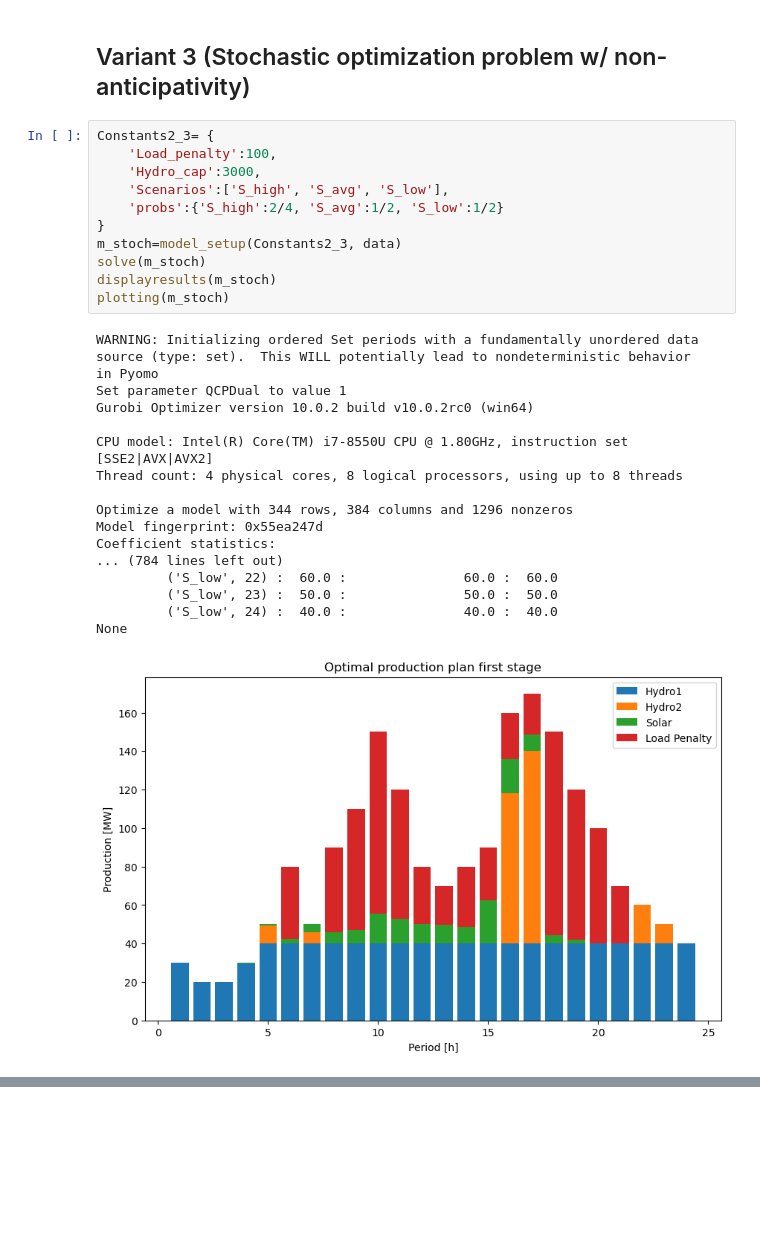
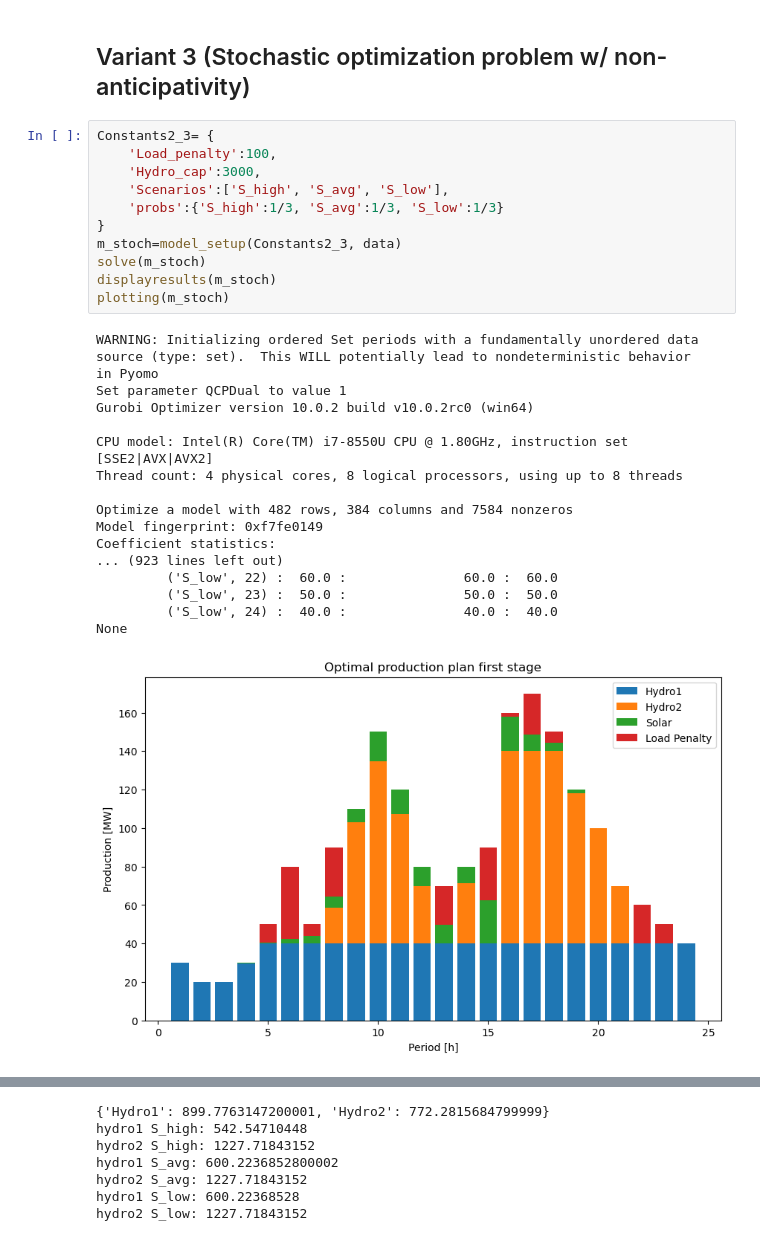
Before and after one commit to BenjaminTro/Hydro_optimization, a Jupyter notebook: Two_stage_final.ipynb, the cells around one changed output, grey strips where cells are left out. Cells and saved outputs as stored; diff of their text form; blank space fills up the shorter version.

```diff
--- a/Two_stage_final.ipynb
+++ b/Two_stage_final.ipynb
@@ -233,30 +202,30 @@ None
 # %%
 Constants2_3= {
     'Load_penalty':100,
     'Hydro_cap':3000,
     'Scenarios':['S_high', 'S_avg', 'S_low'],
-    'probs':{'S_high':2/4, 'S_avg':1/2, 'S_low':1/2}
+    'probs':{'S_high':1/3, 'S_avg':1/3, 'S_low':1/3}
 }
 m_stoch=model_setup(Constants2_3, data)
 solve(m_stoch)
 displayresults(m_stoch)
 plotting(m_stoch)
 # %% [output]
 WARNING: Initializing ordered Set periods with a fundamentally unordered data
 source (type: set).  This WILL potentially lead to nondeterministic behavior
 in Pyomo
 Set parameter QCPDual to value 1
 Gurobi Optimizer version 10.0.2 build v10.0.2rc0 (win64)
 
 CPU model: Intel(R) Core(TM) i7-8550U CPU @ 1.80GHz, instruction set [SSE2|AVX|AVX2]
 Thread count: 4 physical cores, 8 logical processors, using up to 8 threads
 
-Optimize a model with 344 rows, 384 columns and 1296 nonzeros
-Model fingerprint: 0x55ea247d
+Optimize a model with 482 rows, 384 columns and 7584 nonzeros
+Model fingerprint: 0xf7fe0149
 Coefficient statistics:
-... (784 lines left out)
+... (923 lines left out)
          ('S_low', 22) :  60.0 :               60.0 :  60.0
          ('S_low', 23) :  50.0 :               50.0 :  50.0
          ('S_low', 24) :  40.0 :               40.0 :  40.0
 None
-[figure, old version]
+[figure, new version]
@@ -265,0 +235,7 @@ None
+{'Hydro1': 899.7763147200001, 'Hydro2': 772.2815684799999}
+hydro1 S_high: 542.54710448
+hydro2 S_high: 1227.71843152
+hydro1 S_avg: 600.2236852800002
+hydro2 S_avg: 1227.71843152
+hydro1 S_low: 600.22368528
+hydro2 S_low: 1227.71843152
```
Also changed, not shown: parts of 6 cells of this notebook, 2 other files.
